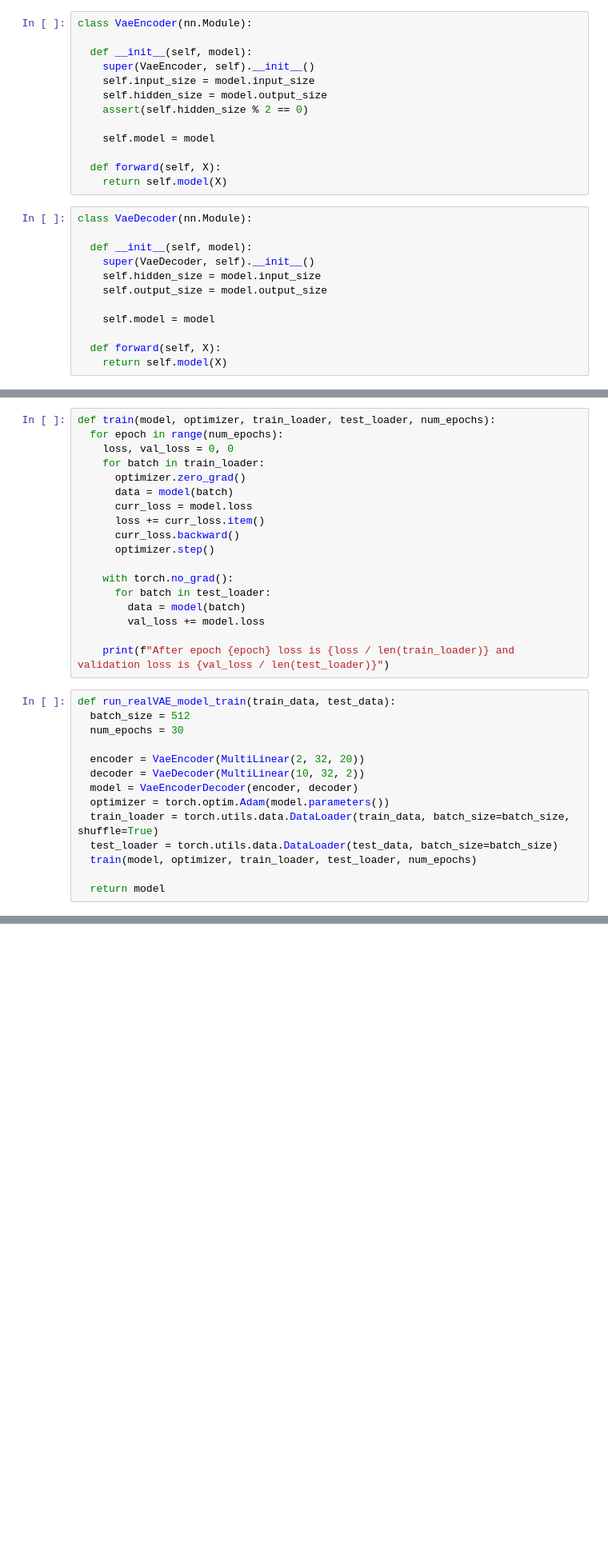
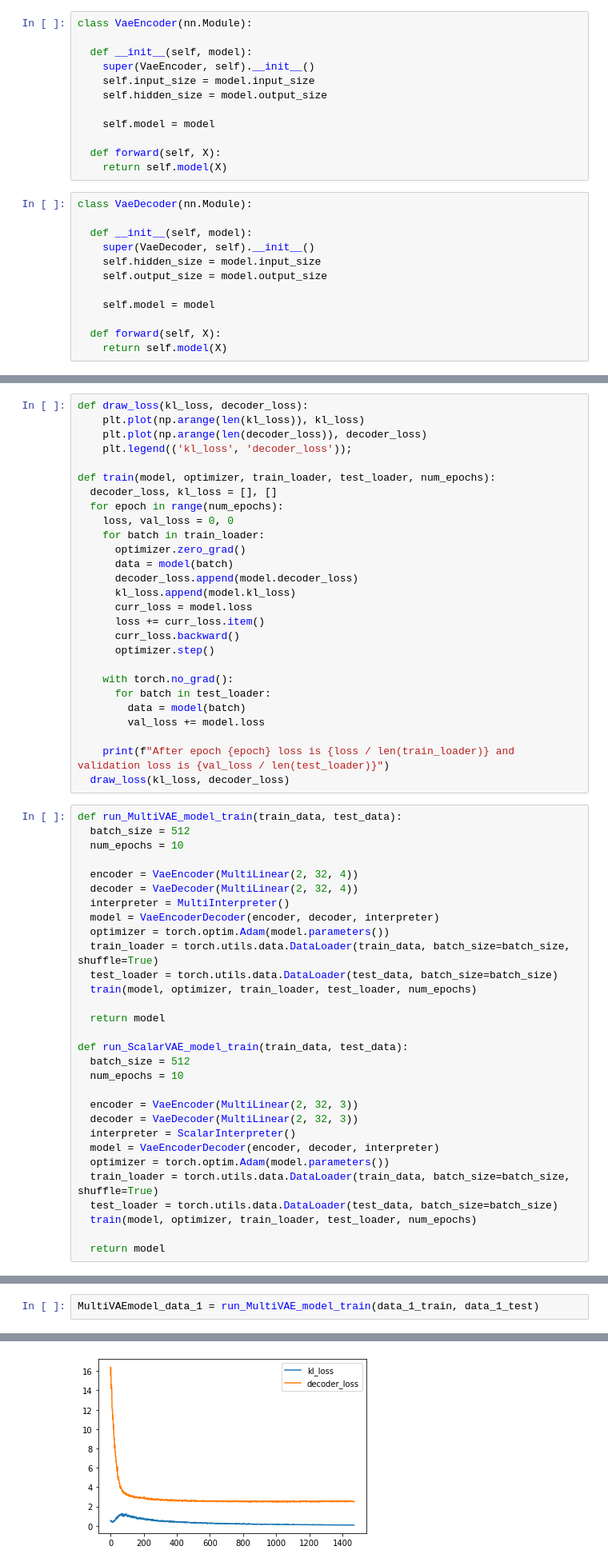
Before and after one commit to XRater/DUL_2019, a Jupyter notebook: DUL_HW4.ipynb, the cells around one changed output, grey strips where cells are left out. Shown at 80% size. Drawn from its saved outputs; the diff is of its cells as text; blank space fills up the shorter version.

```diff
--- a/DUL_HW4.ipynb
+++ b/DUL_HW4.ipynb
@@ -60,7 +82,6 @@ class VaeEncoder(nn.Module):
     super(VaeEncoder, self).__init__()
     self.input_size = model.input_size
     self.hidden_size = model.output_size
-    assert(self.hidden_size % 2 == 0)
 
     self.model = model
 
@@ -106,10 +143,18 @@ class VaeEncoderDecoder(nn.Module):
 # %%
+def draw_loss(kl_loss, decoder_loss):
+    plt.plot(np.arange(len(kl_loss)), kl_loss)
+    plt.plot(np.arange(len(decoder_loss)), decoder_loss)
+    plt.legend(('kl_loss', 'decoder_loss'));
+
 def train(model, optimizer, train_loader, test_loader, num_epochs):
+  decoder_loss, kl_loss = [], []
   for epoch in range(num_epochs):
     loss, val_loss = 0, 0
     for batch in train_loader:
       optimizer.zero_grad()
       data = model(batch)
+      decoder_loss.append(model.decoder_loss)
+      kl_loss.append(model.kl_loss)
       curr_loss = model.loss
       loss += curr_loss.item()
       curr_loss.backward()
@@ -121,17 +166,34 @@ def train(model, optimizer, train_loader, test_loader, num_epochs):
         val_loss += model.loss
 
     print(f"After epoch {epoch} loss is {loss / len(train_loader)} and validation loss is {val_loss / len(test_loader)}")
+  draw_loss(kl_loss, decoder_loss)
 # %%
-def run_realVAE_model_train(train_data, test_data):
+def run_MultiVAE_model_train(train_data, test_data):
   batch_size = 512
-  num_epochs = 30
+  num_epochs = 10
 
-  encoder = VaeEncoder(MultiLinear(2, 32, 20))
-  decoder = VaeDecoder(MultiLinear(10, 32, 2))
-  model = VaeEncoderDecoder(encoder, decoder)
+  encoder = VaeEncoder(MultiLinear(2, 32, 4))
+  decoder = VaeDecoder(MultiLinear(2, 32, 4))
+  interpreter = MultiInterpreter()
+  model = VaeEncoderDecoder(encoder, decoder, interpreter)
   optimizer = torch.optim.Adam(model.parameters())
   train_loader = torch.utils.data.DataLoader(train_data, batch_size=batch_size, shuffle=True)
   test_loader = torch.utils.data.DataLoader(test_data, batch_size=batch_size)
   train(model, optimizer, train_loader, test_loader, num_epochs)
 
   return model
+
+def run_ScalarVAE_model_train(train_data, test_data):
+  batch_size = 512
+  num_epochs = 10
+
+  encoder = VaeEncoder(MultiLinear(2, 32, 3))
+  decoder = VaeDecoder(MultiLinear(2, 32, 3))
+  interpreter = ScalarInterpreter()
+  model = VaeEncoderDecoder(encoder, decoder, interpreter)
+  optimizer = torch.optim.Adam(model.parameters())
+  train_loader = torch.utils.data.DataLoader(train_data, batch_size=batch_size, shuffle=True)
+  test_loader = torch.utils.data.DataLoader(test_data, batch_size=batch_size)
+  train(model, optimizer, train_loader, test_loader, num_epochs)
+
+  return model
@@ -171,0 +200,3 @@ showSampleData(VAEmodel_data_2, 1000)
+# %%
+MultiVAEmodel_data_1 = run_MultiVAE_model_train(data_1_train, data_1_test)
+# %% [output]
@@ -171,0 +213 @@ showSampleData(VAEmodel_data_2, 1000)
+[figure, added]
```
Also changed, not shown: parts of 23 cells of this notebook.
